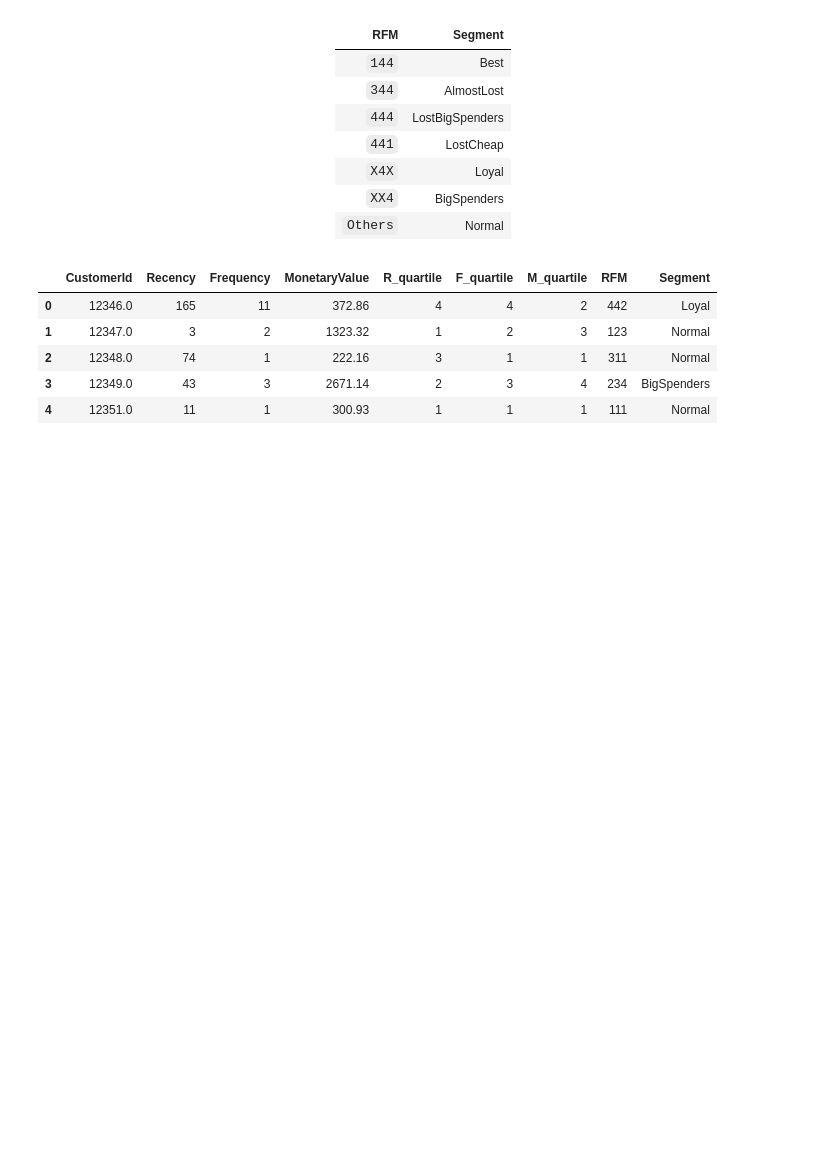
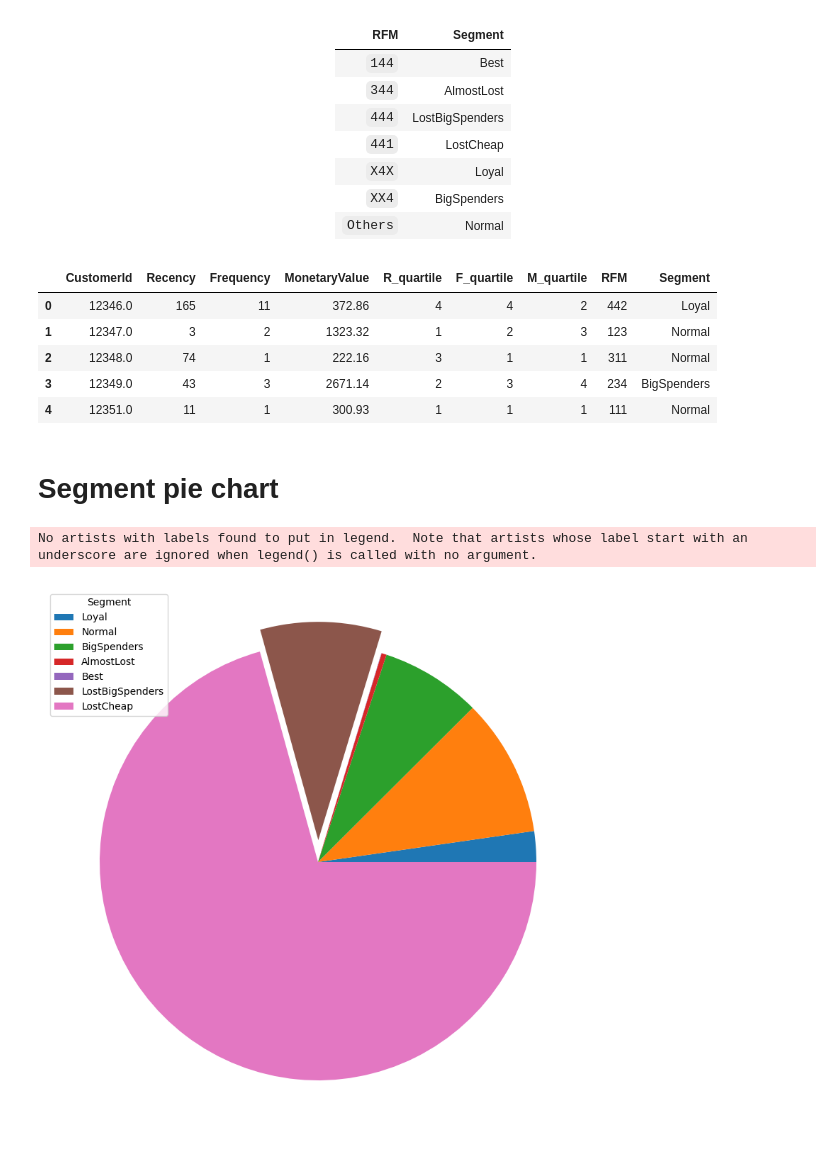
Before and after one commit to Estaheri7/SIB-Sales-Analysis, a Jupyter notebook: src/sales_analysis.ipynb, the cells around one changed output. Cells and saved outputs as stored; diff of their text form; code cells hidden in the pictures; blank space fills up the shorter version.

Commit message:
added pie chart for segment

```diff
--- a/src/sales_analysis.ipynb
+++ b/src/sales_analysis.ipynb
@@ -606,3 +606,14 @@ df_customer_segments.head()
 | 2 | 12348.0 | 74 | 1 | 222.16 | 3 | 1 | 1 | 311 | Normal |
 | 3 | 12349.0 | 43 | 3 | 2671.14 | 2 | 3 | 4 | 234 | BigSpenders |
 | 4 | 12351.0 | 11 | 1 | 300.93 | 1 | 1 | 1 | 111 | Normal |
+# %% [markdown]
+# Segment pie chart
+# %%
+fig, ax = plt.subplots(figsize=(10,10))
+df_customer_segments.groupby("Segment")[["Segment"]].count().plot(kind="pie", ax=ax, subplots=True,labels=None, explode=(0, 0, 0, 0, 0, 0.1, 0))
+ax.set_ylabel("")
+
+ax.legend(df_customer_segments["Segment"].unique(), title="Segment");
+# %% [output]
+No artists with labels found to put in legend.  Note that artists whose label start with an underscore are ignored when legend() is called with no argument.
+[figure, added]
```
